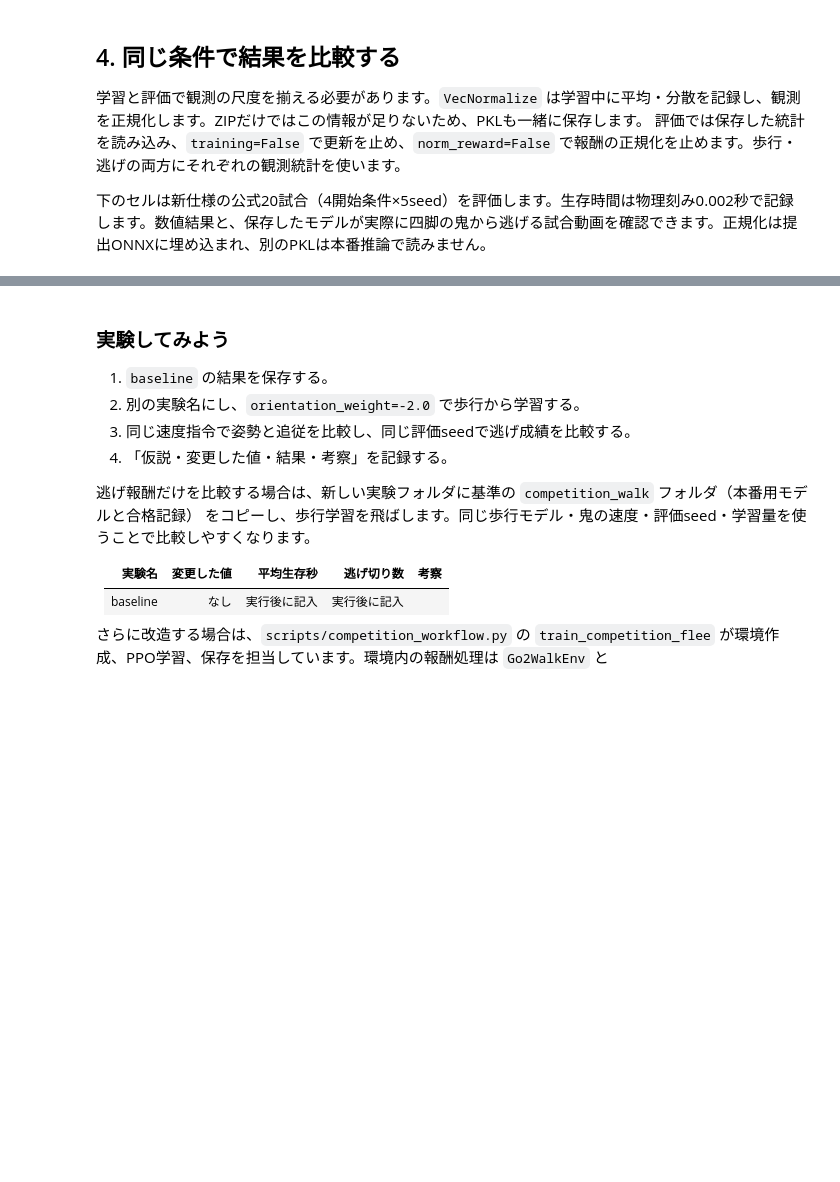
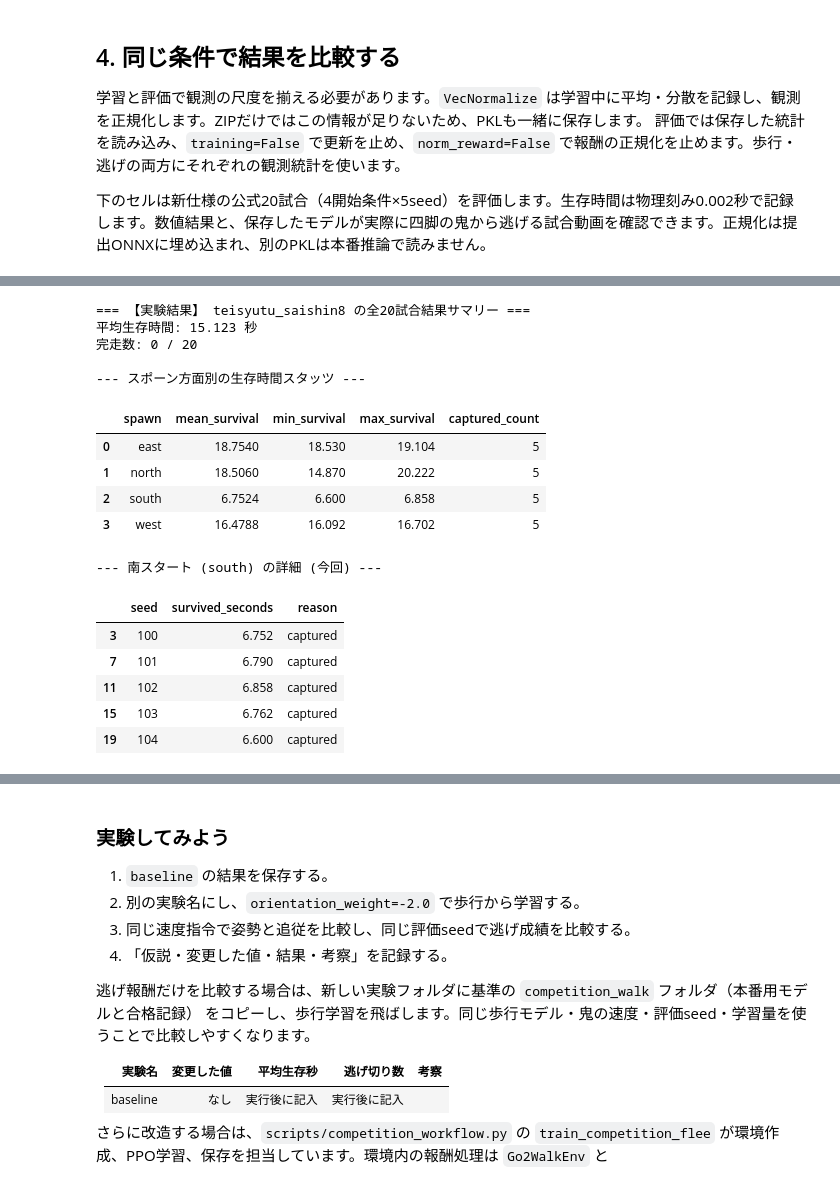
Before and after one commit to tanishi-mechatoro/rq.singyura, a Jupyter notebook: notebooks/guide_and_experiments_ja.ipynb, the cells around one changed output, grey strips where cells are left out. Cells and saved outputs as stored; diff of their text form; code cells hidden in the pictures; blank space fills up the shorter version.

```diff
--- a/notebooks/guide_and_experiments_ja.ipynb
+++ b/notebooks/guide_and_experiments_ja.ipynb
@@ -425,3 +475,54 @@ KeyboardInterrupt:
+# %%
+import json
+import pandas as pd
+
+# 新しい実験 teisyutu_saishin8 の評価結果をロード
+report_path = SAVE_DIR / 'competition_evaluation.json'
+if report_path.exists():
+    with open(report_path, 'r', encoding='utf-8') as f:
+        new_data = json.load(f)
+
+    episodes = new_data.get('episodes', [])
+    df_episodes = pd.DataFrame(episodes)
+
+    print(f"=== 【実験結果】 {experiment_name} の全20試合結果サマリー ===")
+    print(f"平均生存時間: {new_data.get('mean_survival_seconds', 0.0):.3f} 秒")
+    print(f"完走数: {new_data.get('completions', 0)} / 20")
+
+    # スポーン地点（東西南北）ごとの平均生存時間を算出
+    spawn_summary = df_episodes.groupby('spawn').agg(
+        mean_survival=('survived_seconds', 'mean'),
+        min_survival=('survived_seconds', 'min'),
+        max_survival=('survived_seconds', 'max'),
+        captured_count=('reason', lambda x: (x == 'captured').sum())
+    ).reset_index()
+
+    print("\n--- スポーン方面別の生存時間スタッツ ---")
+    display(spawn_summary)
+
+    print("\n--- 南スタート (south) の詳細 (今回) ---")
+    south_detail = df_episodes[df_episodes['spawn'] == 'south'][['seed', 'survived_seconds', 'reason']]
+    display(south_detail)
+else:
+    print("評価ファイルが見つかりません。評価セル(cell-018)の実行が完全に終了しているかご確認ください。")
+# %% [output]
+=== 【実験結果】 teisyutu_saishin8 の全20試合結果サマリー ===
+平均生存時間: 15.123 秒
+完走数: 0 / 20
+
+--- スポーン方面別の生存時間スタッツ ---
+|  | spawn | mean_survival | min_survival | max_survival | captured_count |
+| 0 | east | 18.7540 | 18.530 | 19.104 | 5 |
+| 1 | north | 18.5060 | 14.870 | 20.222 | 5 |
+| 2 | south | 6.7524 | 6.600 | 6.858 | 5 |
+| 3 | west | 16.4788 | 16.092 | 16.702 | 5 |
+--- 南スタート (south) の詳細 (今回) ---
+|  | seed | survived_seconds | reason |
+| 3 | 100 | 6.752 | captured |
+| 7 | 101 | 6.790 | captured |
+| 11 | 102 | 6.858 | captured |
+| 15 | 103 | 6.762 | captured |
+| 19 | 104 | 6.600 | captured |
 # %%
 #@title 🎮 鬼ごっこビューアー（四脚の鬼と学習済み逃げAIの実試合動画）
 #@markdown 公式評価の最初の試合を表示します。手動操作ではなく、保存した逃げAIの推論で動きます。
```
Also changed, not shown: parts of 14 cells of this notebook.
